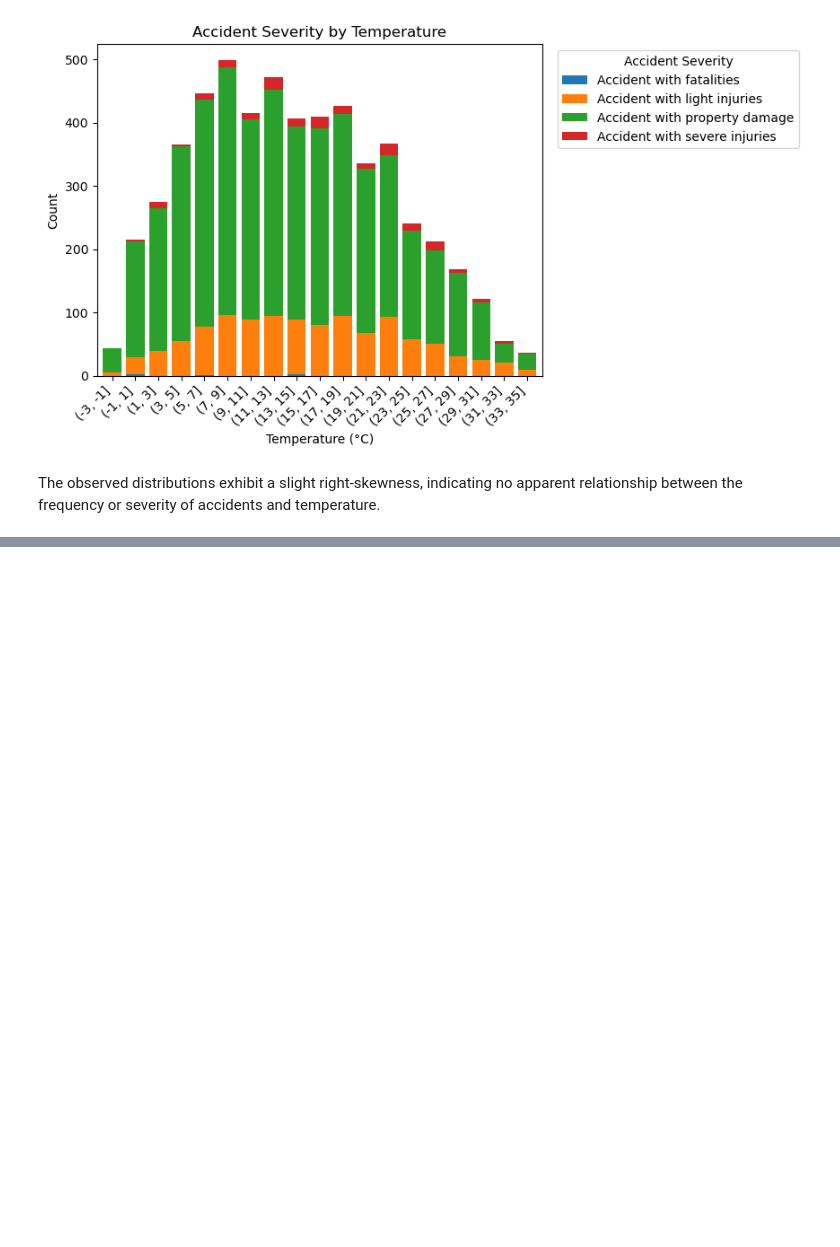
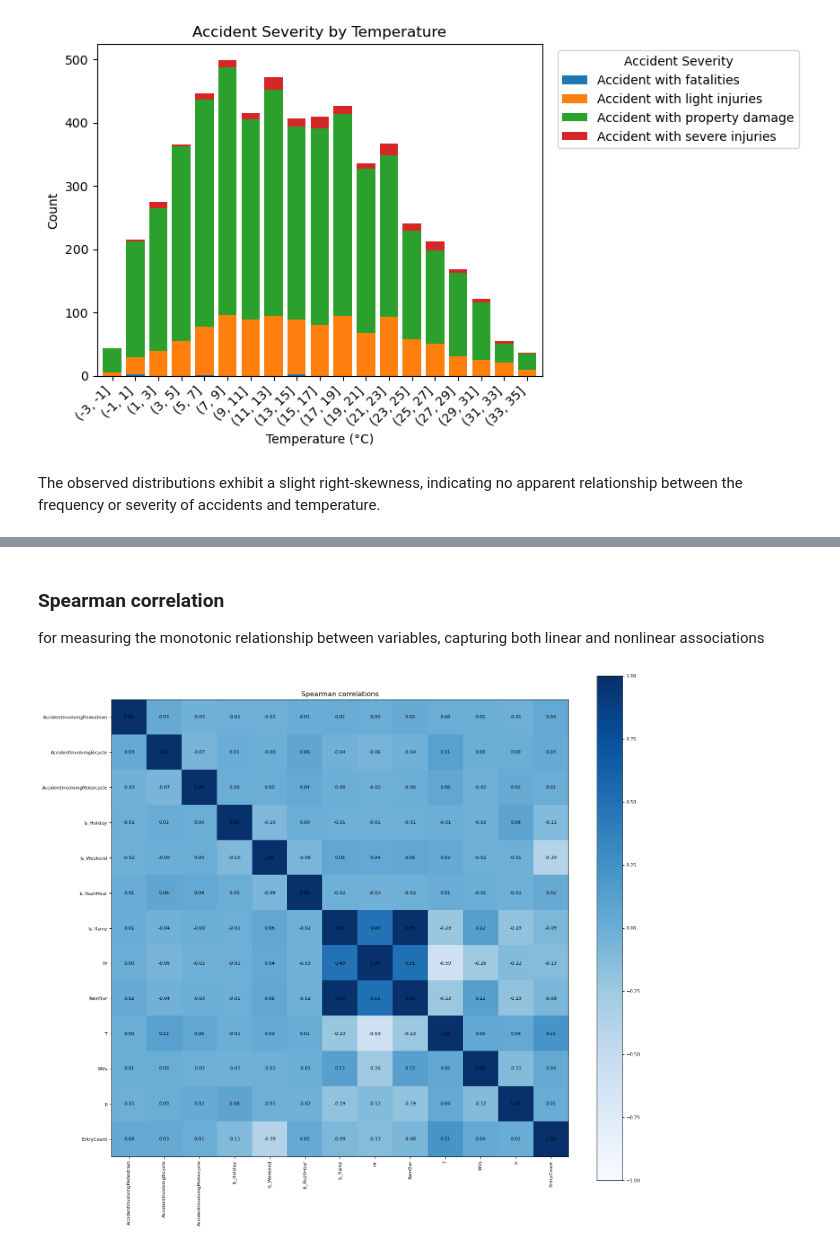
Before and after one commit to merclehoczky/HealthDataChallenge, a Jupyter notebook: output/HDC_Lehoczky.ipynb, the cells around one changed output, grey strips where cells are left out. Saved outputs shown, nothing was run; the diff lists cells and outputs as text; code cells hidden in the pictures; blank space fills up the shorter version.

```diff
--- a/output/HDC_Lehoczky.ipynb
+++ b/output/HDC_Lehoczky.ipynb
@@ -970,0 +1148,30 @@ The observed distributions exhibit a slight right-skewness, indicating no appare
+# %% [markdown]
+### Spearman correlation
+
+for measuring the monotonic relationship between variables, capturing both linear and nonlinear associations
+# %%
+#%% Spearman correlation for nonlinear associations
+spearman_matrix = df_select.corr(method='spearman')
+
+# Spearman's plot
+# Initiating a fig and axis object
+fig, ax = plt.subplots(figsize=(18, 16))
+# Create a plot
+cax = ax.imshow(spearman_matrix.values, interpolation='nearest', cmap='Blues', vmin=-1, vmax=1)
+# Set axis tick labels
+ax.set_xticks(ticks=range(len(spearman_matrix.columns)))
+ax.set_xticklabels(spearman_matrix.columns, rotation=90)
+ax.set_yticks(ticks=range(len(spearman_matrix.columns)))
+ax.set_yticklabels(spearman_matrix.columns)
+# Resize the tick parameters
+ax.tick_params(axis="both", labelsize=8)
+# Adding a color bar
+fig.colorbar(cax).ax.tick_params(labelsize=8)
+# Add annotation
+for (x, y), t in np.ndenumerate(spearman_matrix):
+    ax.text(y, x, "{:.2f}".format(t), ha='center', va='center', fontsize=8)
+
+plt.title('Spearman correlations')
+plt.show()
+# %% [output]
+[figure, added]
```
Also changed, not shown: parts of 65 cells of this notebook, 2 other files.
